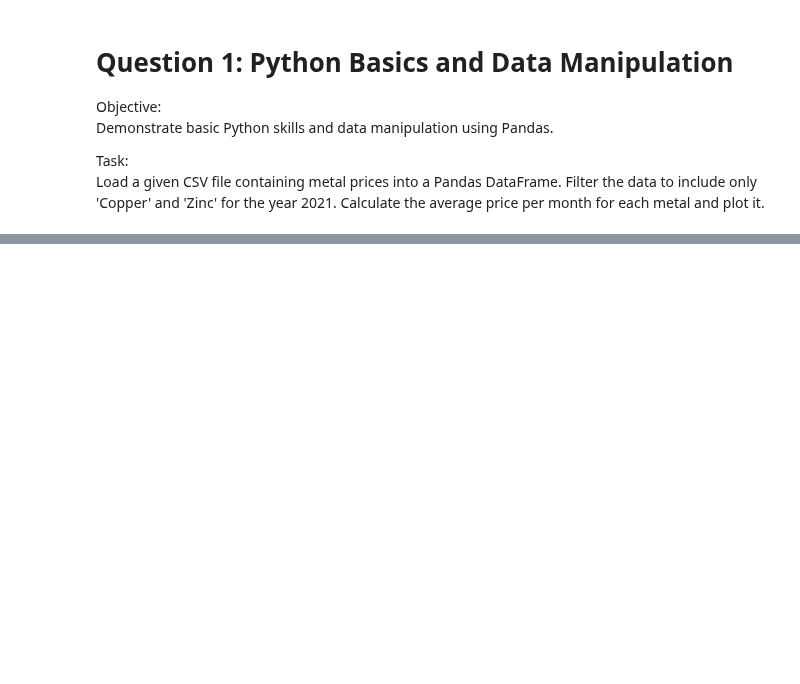
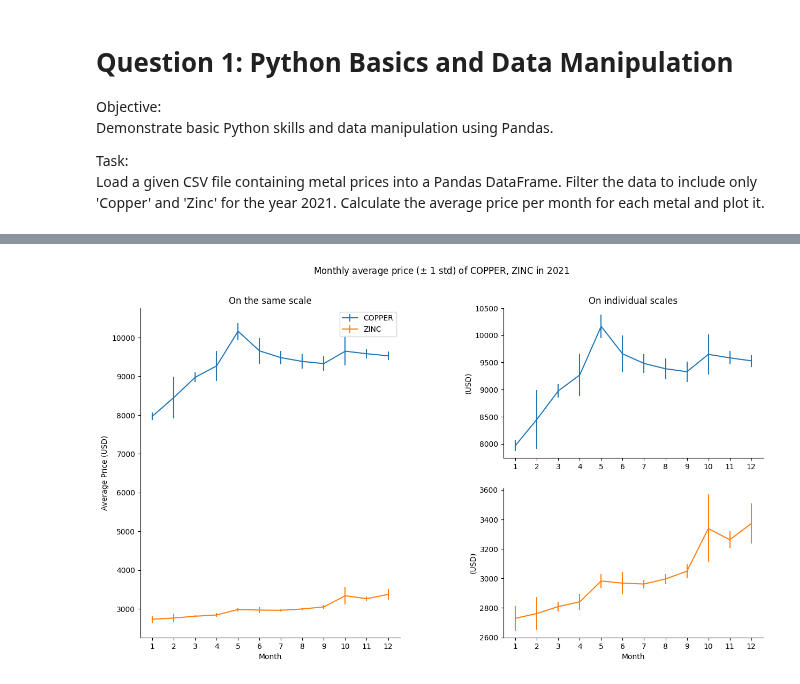
Before and after one commit to elena-faillace/OilDesk-Intern-Assessment, a Jupyter notebook: solutions/question1.ipynb, the cells around one changed output, grey strips where cells are left out. Drawn from its saved outputs; the diff is of its cells as text; code cells hidden in the pictures; blank space fills up the shorter version.

Commit message:
polished q1 by formatting and making code adaptable to multiple years and metals

```diff
--- a/solutions/question1.ipynb
+++ b/solutions/question1.ipynb
@@ -116,0 +14,97 @@ plt.show()
+# %%
+import os
+
+import pandas as pd
+import numpy as np
+import matplotlib.pyplot as plt
+
+### Parameters ###
+
+data_path = f"{os.pardir}/data/MarketData.csv"
+# Metals to select
+metals = ["COPPER", "ZINC"]
+# Years to select
+years = [2021]
+
+### Load the data ###
+
+raw_df = pd.read_csv(data_path)
+
+### Build a selected dataframe ###
+
+# Get columns names with selected metals
+columns_metals = raw_df.iloc[2, 1:-1].values
+columns_metals = [col.split(" ")[1] for col in columns_metals]
+# Get the mask of the columns to select, the first column is the Date
+mask_columns = np.concatenate(([True], np.isin(columns_metals, metals), [False]))
+# Select only columns in the mask, also the first 6 rows are headers
+df = raw_df.iloc[6:, mask_columns].copy()
+df.columns = np.concatenate((["Dates"], metals))
+# Ensure the data types are correct. the format dd/mm/yyyy should work better for pandas
+df["Dates"] = pd.to_datetime(df["Dates"], format="%d/%m/%Y", errors="coerce")
+for metal in metals:
+    df[metal] = pd.to_numeric(df[metal], errors="coerce")
+# Select only the required years
+df = df[df["Dates"].dt.year.isin(years)]
+# Check the data doesn't have any missing values, otherwise it needs to be addressed
+if not (df.isna().sum() == 0).all():
+    raise ValueError(
+        f"There are NaN values in the data. Please check the data and try again.\n{df.isna().sum()}"
+    )
+
+
+### Plot the average price per month ###
+
+# Group by Month-Year by adding a new column to the df
+df["Month-Year"] = df["Dates"].dt.to_period("M")
+monthly_avg = df.groupby(["Month-Year"], as_index=False)[metals].mean()
+monthly_avg.index.names = ["Month"]
+monthly_stds = df.groupby(["Month-Year"], as_index=False)[metals].std()
+monthly_stds.index.names = ["Month"]
+
+# Plot the data
+fig = plt.figure(figsize=(15, 8))
+fig.suptitle(
+    f"Monthly average price ({r'$\pm$'} 1 std) of {', '.join(metals)} in {years[0]}"
+)
+grid = plt.GridSpec(nrows=len(metals), ncols=2, figure=fig, wspace=0.4, hspace=0.2)
+
+# Plot the averages together
+ax = fig.add_subplot(grid[0 : len(metals), 0])
+ax.set_title("On the same scale")
+colors = []
+for i, metal in enumerate(metals):
+    ax.errorbar(
+        monthly_avg.index + 1,
+        monthly_avg[metal],
+        yerr=monthly_stds[metal],
+        label=f"{metal}",
+    )
+    # Store the colors for matching the individual plots
+    colors.append(ax.lines[i].get_color())
+ax.set_xlabel("Month")
+ax.set_xticks(monthly_avg.index + 1)
+ax.set_ylabel("Average Price (USD)")
+ax.spines[["top", "right"]].set_visible(False)
+ax.legend()
+
+# Plot the prices separately as the scales are different
+for i, metal in enumerate(metals):
+    ax = fig.add_subplot(grid[i, 1])
+    if i == 0:
+        ax.set_title("On individual scales")
+    ax.errorbar(
+        monthly_avg.index + 1,
+        monthly_avg[metal],
+        yerr=monthly_stds[metal],
+        color=colors[i],
+    )
+    ax.set_ylabel("(USD)")
+    if i == len(metals) - 1:
+        ax.set_xlabel("Month")
+    ax.spines[["top", "right"]].set_visible(False)
+    ax.set_xticks(monthly_avg.index + 1)
+
+plt.show()
+# %% [output]
+[figure, added]
```
Also changed, not shown: parts of 5 cells of this notebook.
